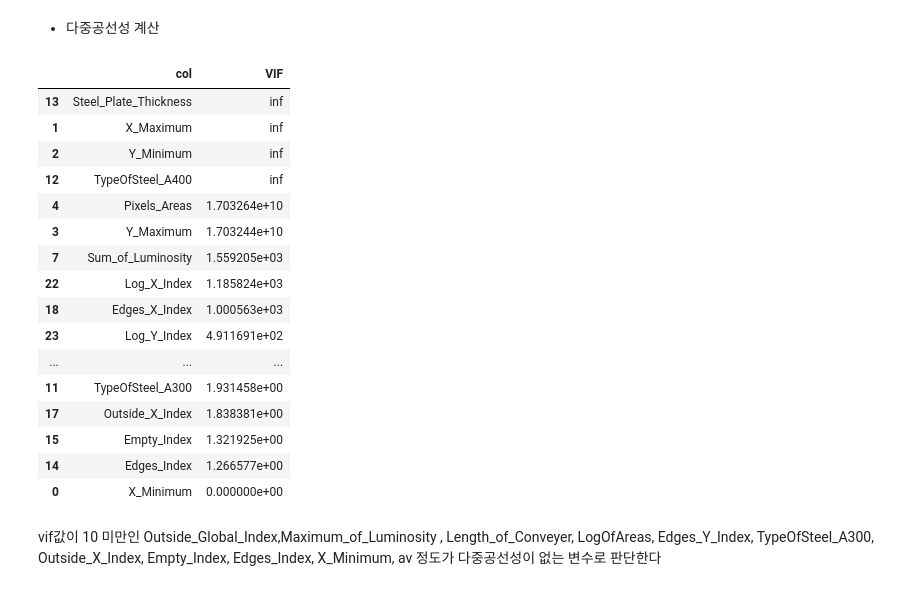
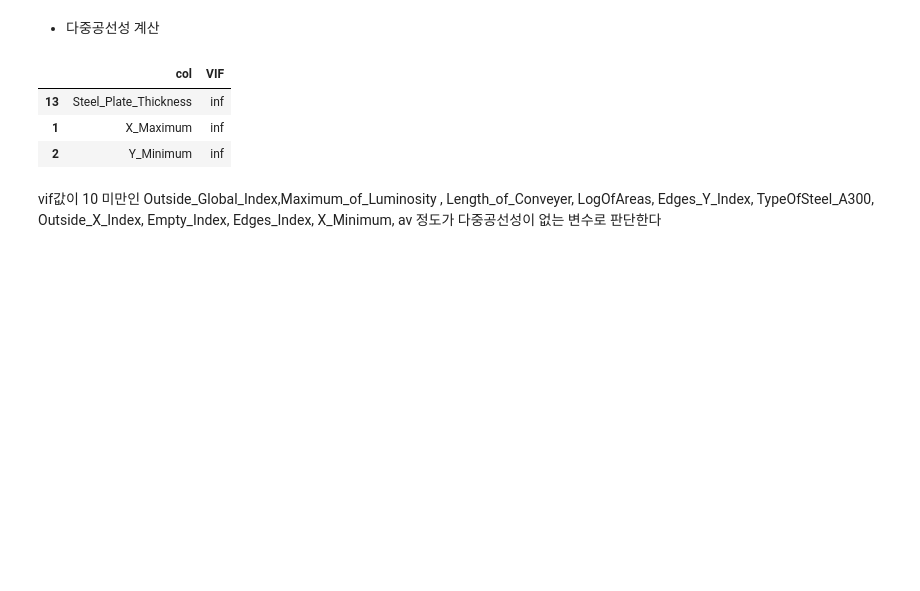
Before and after one commit to teng-ny/ADPStudy, a Jupyter notebook: ADP시험복기/kaggle_15회/(15회) 1-1. 머신러닝.ipynb, the cells around one changed output. Saved outputs shown, nothing was run; the diff lists cells and outputs as text; code cells hidden in the pictures; blank space fills up the shorter version.

```diff
--- a/ADP시험복기/kaggle_15회/(15회) 1-1. 머신러닝.ipynb
+++ b/ADP시험복기/kaggle_15회/(15회) 1-1. 머신러닝.ipynb
@@ -86,26 +86,13 @@ model.exog_names
 # %%
 vif = pd.DataFrame({'col': col, 'VIF': variance_inflation_factor(model.exog, i)}
                    for i, col in enumerate(model.exog_names[1:])).sort_values('VIF',ascending=False)
 
-vif
+vif.head(3)
 # %% [output]
 |  | col | VIF |
 | 13 | Steel_Plate_Thickness | inf |
 | 1 | X_Maximum | inf |
 | 2 | Y_Minimum | inf |
-| 12 | TypeOfSteel_A400 | inf |
-| 4 | Pixels_Areas | 1.703264e+10 |
-| 3 | Y_Maximum | 1.703244e+10 |
-| 7 | Sum_of_Luminosity | 1.559205e+03 |
-| 22 | Log_X_Index | 1.185824e+03 |
-| 18 | Edges_X_Index | 1.000563e+03 |
-| 23 | Log_Y_Index | 4.911691e+02 |
-| ... | ... | ... |
-| 11 | TypeOfSteel_A300 | 1.931458e+00 |
-| 17 | Outside_X_Index | 1.838381e+00 |
-| 15 | Empty_Index | 1.321925e+00 |
-| 14 | Edges_Index | 1.266577e+00 |
-| 0 | X_Minimum | 0.000000e+00 |
 # %% [markdown]
 vif값이 10 미만인 Outside_Global_Index,Maximum_of_Luminosity , Length_of_Conveyer, LogOfAreas, Edges_Y_Index, TypeOfSteel_A300, Outside_X_Index, Empty_Index, Edges_Index, X_Minimum, av 정도가 다중공선성이 없는 변수로 판단한다
 # %%
```
Also changed, not shown: parts of 13 cells of this notebook.
